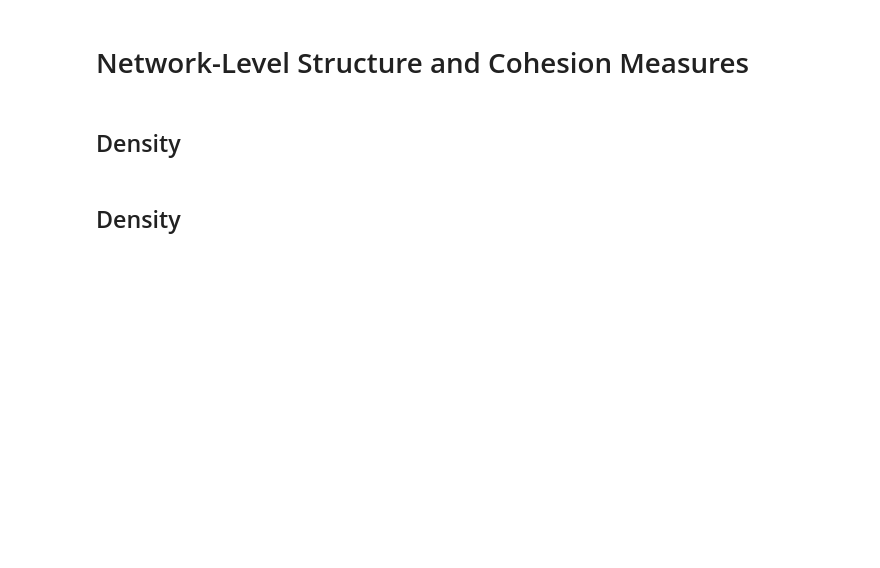
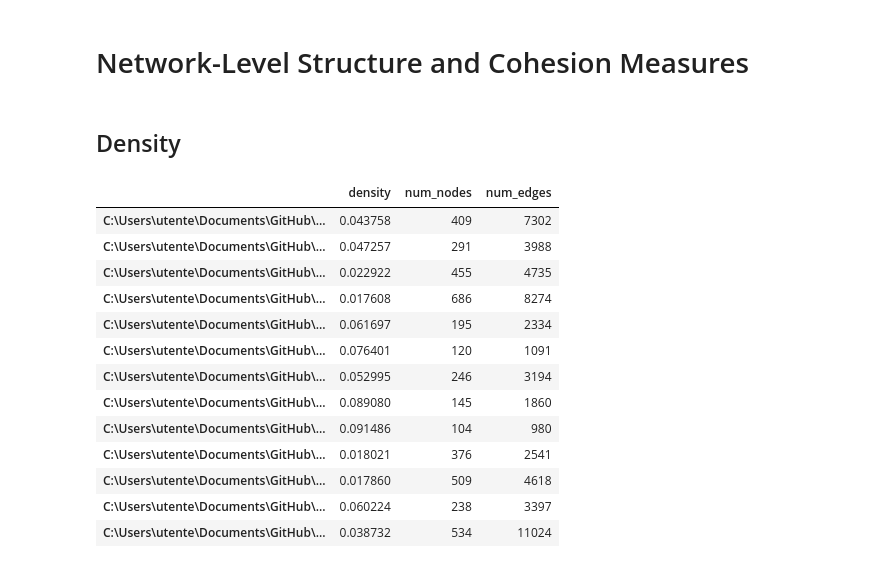
Before and after one commit to asalazar18s/SNA_25, a Jupyter notebook: metrics_IB.ipynb, the cells around one changed output. Cells and saved outputs as stored; diff of their text form; code cells hidden in the pictures; blank space fills up the shorter version.

```diff
--- a/metrics_IB.ipynb
+++ b/metrics_IB.ipynb
@@ -498,5 +498,72 @@ eigenvector_df
 # Network-Level Structure and Cohesion Measures
 # %% [markdown]
 ## Density
-# %% [markdown]
-## Density
+# %%
+# Prepare a summary dictionary for network density
+density_summary = {}
+
+# Calculate density for each school
+for edge_file in extracted_files:
+    school_id = edge_file.split("/")[-1].replace("Edges_", "").replace(".csv", "")
+
+    try:
+        edge_df = pd.read_csv(edge_file)
+        node_file = edge_file.replace("Edges", "Nodes")
+        if not os.path.exists(node_file):
+            continue
+        node_df = pd.read_csv(node_file)
+
+        # Detect ID column
+        id_col = None
+        for col in node_df.columns:
+            if col.lower() == "id":
+                id_col = col
+                break
+        if not id_col and "ID" in node_df.columns:
+            id_col = "ID"
+        if not id_col:
+            continue
+
+        if not {'from', 'to', 'weight'}.issubset(edge_df.columns):
+            continue
+
+        # Filter for positive edges only
+        positive_edges = edge_df[edge_df['weight'] > 0]
+
+        # Build directed graph
+        G = nx.DiGraph()
+        G.add_nodes_from(node_df[id_col])
+        G.add_weighted_edges_from(positive_edges[['from', 'to', 'weight']].values)
+
+        # Calculate density
+        density = nx.density(G)
+
+        # Record number of nodes and edges for context
+        density_summary[school_id] = {
+            "density": density,
+            "num_nodes": G.number_of_nodes(),
+            "num_edges": G.number_of_edges()
+        }
+
+    except Exception as e:
+        density_summary[school_id] = {
+            "error": str(e)
+        }
+
+density_df = pd.DataFrame.from_dict(density_summary, orient='index')
+density_df
+# %% [output]
+|  | density | num_nodes | num_edges |
+| C:\Users\utente\Documents\GitHub\... | 0.043758 | 409 | 7302 |
+| C:\Users\utente\Documents\GitHub\... | 0.047257 | 291 | 3988 |
+| C:\Users\utente\Documents\GitHub\... | 0.022922 | 455 | 4735 |
+| C:\Users\utente\Documents\GitHub\... | 0.017608 | 686 | 8274 |
+| C:\Users\utente\Documents\GitHub\... | 0.061697 | 195 | 2334 |
+| C:\Users\utente\Documents\GitHub\... | 0.076401 | 120 | 1091 |
+| C:\Users\utente\Documents\GitHub\... | 0.052995 | 246 | 3194 |
+| C:\Users\utente\Documents\GitHub\... | 0.089080 | 145 | 1860 |
+| C:\Users\utente\Documents\GitHub\... | 0.091486 | 104 | 980 |
+| C:\Users\utente\Documents\GitHub\... | 0.018021 | 376 | 2541 |
+| C:\Users\utente\Documents\GitHub\... | 0.017860 | 509 | 4618 |
+| C:\Users\utente\Documents\GitHub\... | 0.060224 | 238 | 3397 |
+| C:\Users\utente\Documents\GitHub\... | 0.038732 | 534 | 11024 |
```
Also changed, not shown: parts of 2 cells of this notebook.
